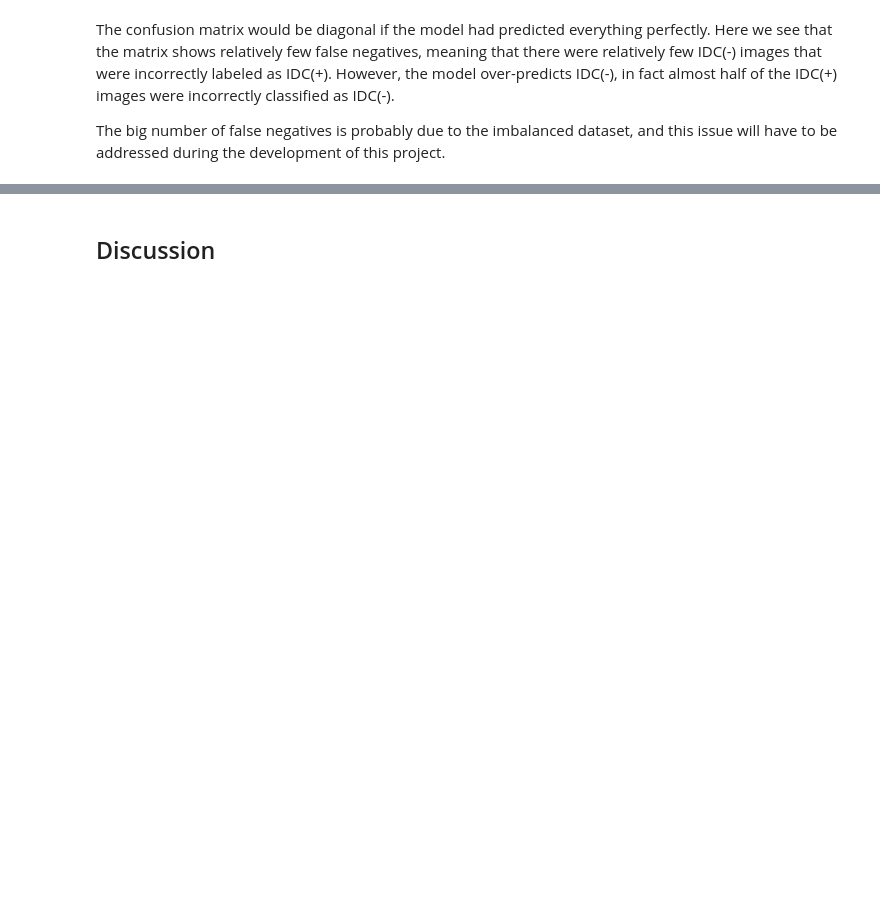
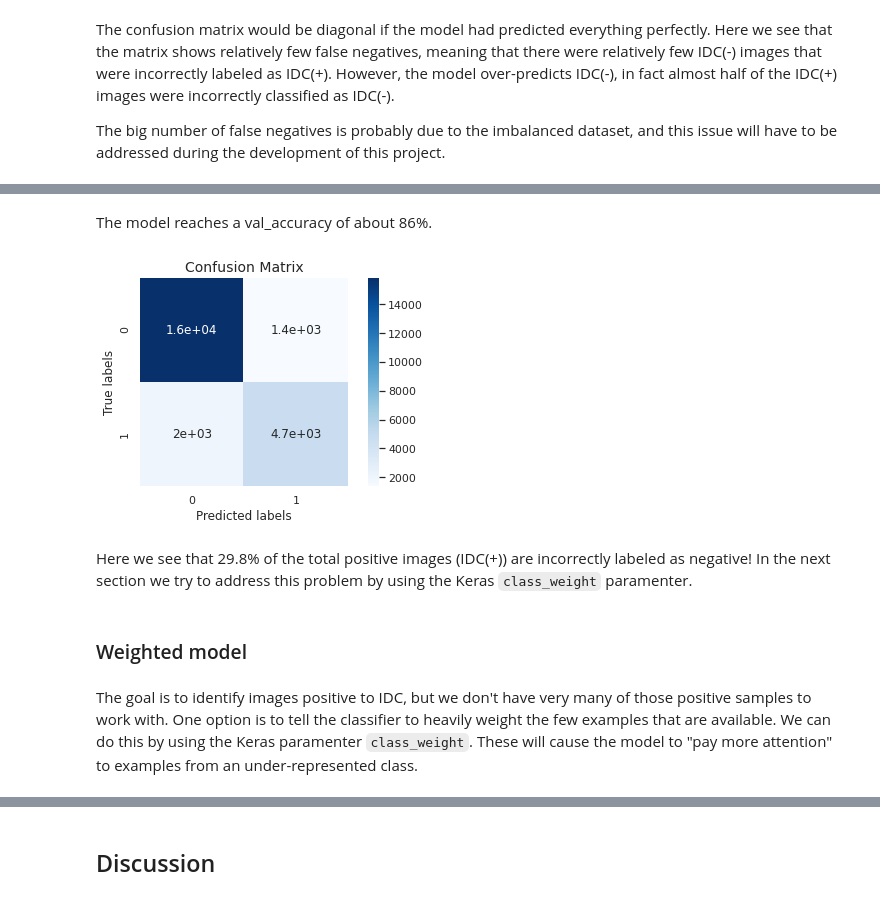
Before and after one commit to carlotta-marchis/breast-cancer-detection, a Jupyter notebook: breast_cancer_detection.ipynb, the cells around one changed output, grey strips where cells are left out. Drawn from its saved outputs; the diff is of its cells as text; code cells hidden in the pictures; blank space fills up the shorter version.

```diff
--- a/breast_cancer_detection.ipynb
+++ b/breast_cancer_detection.ipynb
@@ -351,0 +410,17 @@ The big number of false negatives is probably due to the imbalanced dataset, and
+# %% [markdown]
+The model reaches a val_accuracy of about 86%.
+# %%
+baseline_predictions_prob = baseline_model.predict(X_test)
+baseline_predictions = np.array([np.argmax(baseline_predictions_prob[i]) for i in range(len(baseline_predictions_prob))])
+# %%
+baseline_confusion = confusion_matrix(y_test, baseline_predictions, labels=[0,1])
+plot_cm(baseline_confusion)
+# %% [output]
+[figure, added]
+# %% [markdown]
+Here we see that 29.8% of the total positive images (IDC(+)) are incorrectly labeled as negative!
+In the next section we try to address this problem by using the Keras `class_weight` paramenter.
+# %% [markdown]
+### Weighted model
+# %% [markdown]
+The goal is to identify images positive to IDC, but we don't have very many of those positive samples to work with. One option is to tell the classifier to heavily weight the few examples that are available. We can do this by using the Keras paramenter `class_weight`. These will cause the model to "pay more attention" to examples from an under-represented class.
```
Also changed, not shown: parts of 32 cells of this notebook.
